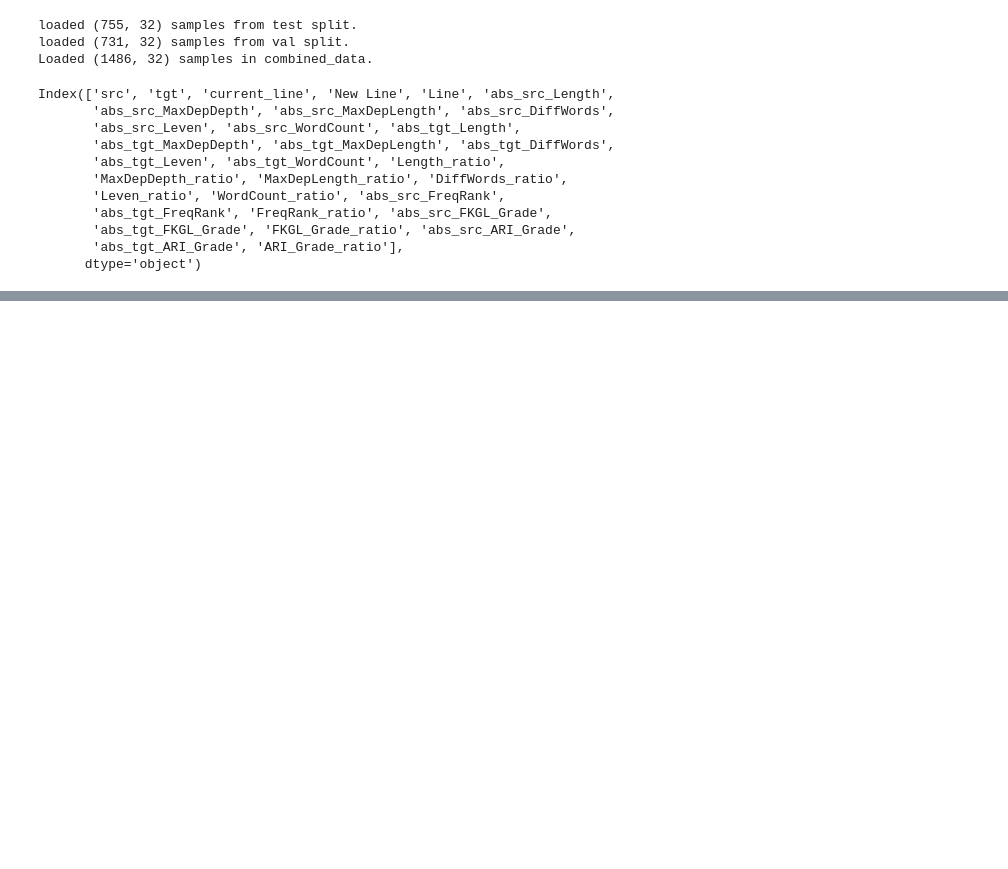
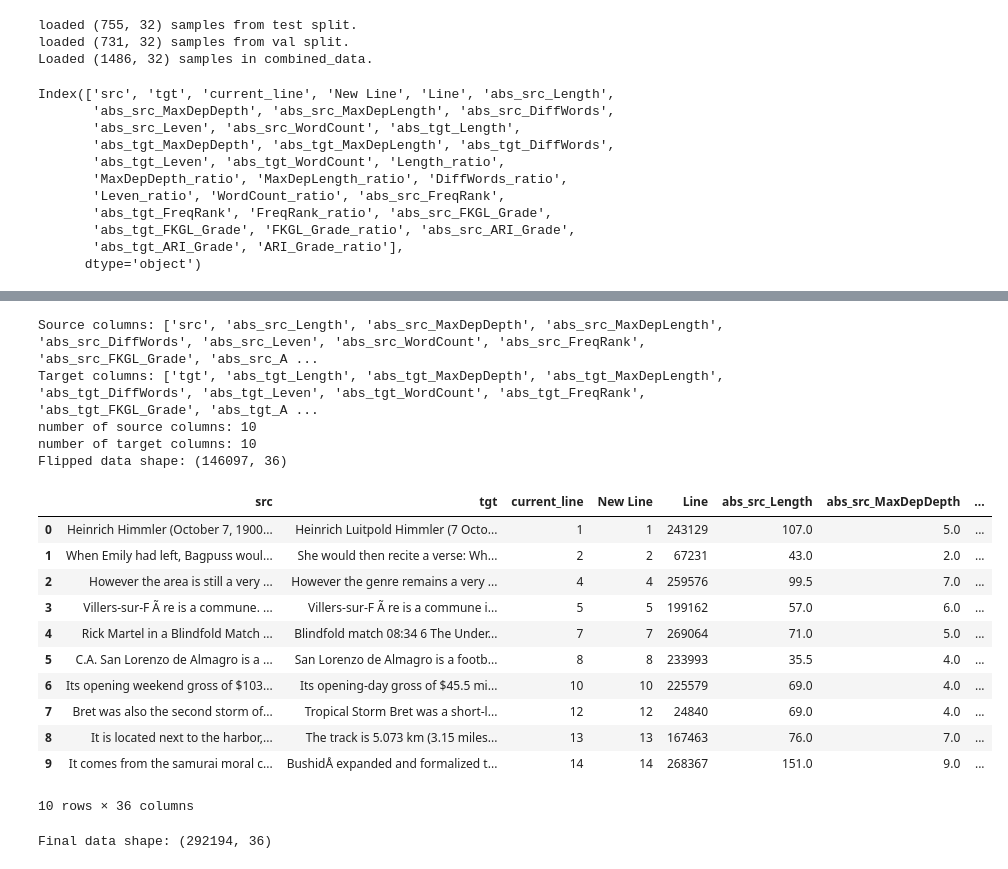
Before and after one commit to WilliamPLaCroix/Thesis-Project, a Jupyter notebook: data_cleaning.ipynb, the cells around one changed output, grey strips where cells are left out. Saved outputs shown, nothing was run; the diff lists cells and outputs as text; code cells hidden in the pictures; blank space fills up the shorter version.

Commit message:
finish cleaning, doubling, and resplitting datasets

```diff
--- a/data_cleaning.ipynb
+++ b/data_cleaning.ipynb
@@ -146,2 +147,9 @@ Postprocessed data shape: (218367, 36)
 
 [10 rows x 36 columns]
+# %%
+# filter out rows with label 0
+filtered_data = postprocessed_data[postprocessed_data['label'] != 0].reset_index(drop=True)
+print(f"Filtered data shape: {filtered_data.shape}")
+filtered_data.head(10)
+print(filtered_data.columns)
+# copy filtered data and flip src and tgt columns (and respective info columns) to double the dataset
@@ -147,0 +170,38 @@ Postprocessed data shape: (218367, 36)
+# %%
+src_columns = [column for column in filtered_data.columns if 'src' in column]
+tgt_columns = [column for column in filtered_data.columns if 'tgt' in column]
+print(f"Source columns: {src_columns}")
+print(f"Target columns: {tgt_columns}")
+print(f"number of source columns: {len(src_columns)}")
+print(f"number of target columns: {len(tgt_columns)}")
+
+# copy filtered data and flip src and tgt columns
+flipped_data = filtered_data.copy()
+for src_col, tgt_col in zip(src_columns, tgt_columns):
+    flipped_data[src_col], flipped_data[tgt_col] = flipped_data[tgt_col], flipped_data[src_col]
+print(f"Flipped data shape: {flipped_data.shape}")
+flipped_data.head(10)
+# %% [output]
+Source columns: ['src', 'abs_src_Length', 'abs_src_MaxDepDepth', 'abs_src_MaxDepLength', 'abs_src_DiffWords', 'abs_src_Leven', 'abs_src_WordCount', 'abs_src_FreqRank', 'abs_src_FKGL_Grade', 'abs_src_A ...
+Target columns: ['tgt', 'abs_tgt_Length', 'abs_tgt_MaxDepDepth', 'abs_tgt_MaxDepLength', 'abs_tgt_DiffWords', 'abs_tgt_Leven', 'abs_tgt_WordCount', 'abs_tgt_FreqRank', 'abs_tgt_FKGL_Grade', 'abs_tgt_A ...
+number of source columns: 10
+number of target columns: 10
+Flipped data shape: (146097, 36)
+|  | src | tgt | current_line | New Line | Line | abs_src_Length | abs_src_MaxDepDepth | ... |
+| 0 | Heinrich Himmler (October 7, 1900... | Heinrich Luitpold Himmler (7 Octo... | 1 | 1 | 243129 | 107.0 | 5.0 | ... |
+| 1 | When Emily had left, Bagpuss woul... | She would then recite a verse: Wh... | 2 | 2 | 67231 | 43.0 | 2.0 | ... |
+| 2 | However the area is still a very ... | However the genre remains a very ... | 4 | 4 | 259576 | 99.5 | 7.0 | ... |
+| 3 | Villers-sur-F Ã re is a commune. ... | Villers-sur-F Ã re is a commune i... | 5 | 5 | 199162 | 57.0 | 6.0 | ... |
+| 4 | Rick Martel in a Blindfold Match ... | Blindfold match 08:34 6 The Under... | 7 | 7 | 269064 | 71.0 | 5.0 | ... |
+| 5 | C.A. San Lorenzo de Almagro is a ... | San Lorenzo de Almagro is a footb... | 8 | 8 | 233993 | 35.5 | 4.0 | ... |
+| 6 | Its opening weekend gross of $103... | Its opening-day gross of $45.5 mi... | 10 | 10 | 225579 | 69.0 | 4.0 | ... |
+| 7 | Bret was also the second storm of... | Tropical Storm Bret was a short-l... | 12 | 12 | 24840 | 69.0 | 4.0 | ... |
+| 8 | It is located next to the harbor,... | The track is 5.073 km (3.15 miles... | 13 | 13 | 167463 | 76.0 | 7.0 | ... |
+| 9 | It comes from the samurai moral c... | BushidÅ expanded and formalized t... | 14 | 14 | 268367 | 151.0 | 9.0 | ... |
+10 rows × 36 columns
+# %%
+# concat filtered_data and flipped_data
+doubled_data = pd.concat([filtered_data, flipped_data], ignore_index=True)
+print(f"Final data shape: {final_data.shape}")
+# %% [output]
+Final data shape: (292194, 36)
```
Also changed, not shown: parts of 4 cells of this notebook, 1 other file.
